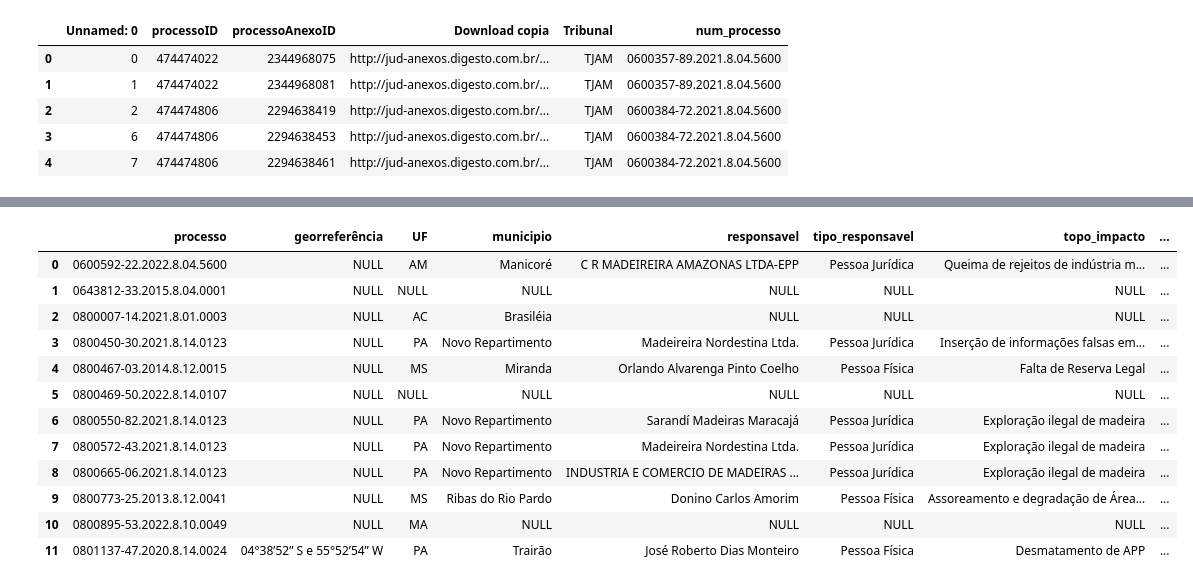
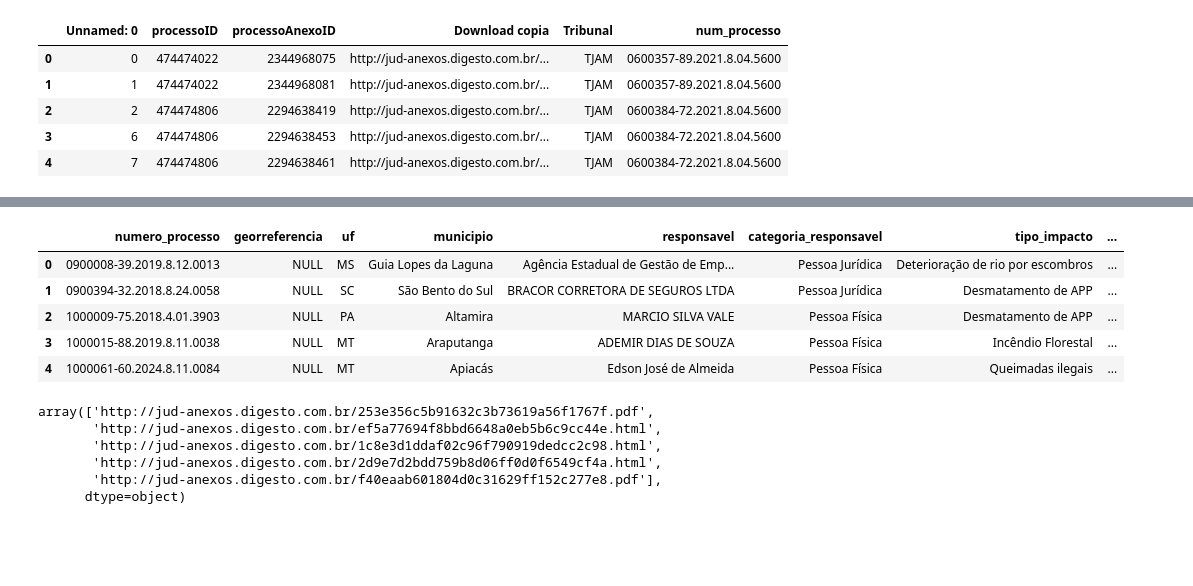
Before and after one commit to pedronery07/Projeto_InsperData_AECOM, a Jupyter notebook: testes_gemini/filtrado.ipynb, the cells around one changed output, grey strips where cells are left out. Drawn from its saved outputs; the diff is of its cells as text; code cells hidden in the pictures; blank space fills up the shorter version.

```diff
--- a/testes_gemini/filtrado.ipynb
+++ b/testes_gemini/filtrado.ipynb
@@ -168,7 +162,7 @@ def analise(texto_extraido):
             # 'temperature': 1.0
         }
     )
-    time.sleep(3)
+    time.sleep(2)
     return resposta
 # %%
 processos_filtrados_com_num = pd.read_excel("../docs/processos_filtrados_com_num.xlsx")
@@ -207,5 +185,5 @@ nery
 # %%
-for processo in nery[0:1]:
+for processo in nery[0:5]:
     linhas_correspondentes = processos_filtrados_com_num.loc[processos_filtrados_com_num['num_processo'] == processo]
     texto = ''
 
@@ -230,11 +208,7 @@ for processo in nery[0:1]:
             texto += soup.get_text()
 
         resposta_prompt = analise(texto)
-        print(resposta_prompt.text)
-        # resposta_prompt = dict(resposta_prompt.text)
-        # resposta_prompt["numero_processo"] = processo
-        # resposta_prompt["processoAnexoID"] = processoAnexoID
-        # resposta_prompt["link_referencia"] = link
-        # respostas[processo] = resposta_prompt
-        # pprint.pprint(f"Processo: {processo} - Resposta: {respostas}")
-        break
+        resposta_prompt = json.loads(resposta_prompt.text)
+        resposta_prompt["processoAnexoID"] = processoAnexoID
+        resposta_prompt["link_referencia"] = link
+        respostas[processo] = resposta_prompt
@@ -279,40 +215,20 @@ respostas
 # %%
-respostas_teste1 = pd.DataFrame.from_dict(respostas, orient='index')
+df = pd.DataFrame.from_dict(respostas, orient='index').reset_index().rename(columns={'index': 'numero_processo'})
 
-respostas_teste1.columns = [
-    "processo",
-    "georreferência",
-    "UF",
-    "municipio",
-    "responsavel",
-    "tipo_responsavel",
-    "topo_impacto",
-    "descricao_impacto",
-    "data",
-    "area",
-    "unidade",
-    'compensacao_nao_monetaria',
-    "categoria_compensacao",
-    "tipo_multa",
-    "valor_multa",
-    "valor_multa_diaria",
-    "id_documento",
-    "url_documento"
-]
-
-respostas_teste1 = respostas_teste1.reset_index(drop=True)
-respostas_teste1
+df
 # %% [output]
-|  | processo | georreferência | UF | municipio | responsavel | tipo_responsavel | topo_impacto | ... |
-| 0 | 0600592-22.2022.8.04.5600 | NULL | AM | Manicoré | C R MADEIREIRA AMAZONAS LTDA-EPP | Pessoa Jurídica | Queima de rejeitos de indústria m... | ... |
-| 1 | 0643812-33.2015.8.04.0001 | NULL | NULL | NULL | NULL | NULL | NULL | ... |
-| 2 | 0800007-14.2021.8.01.0003 | NULL | AC | Brasiléia | NULL | NULL | NULL | ... |
-| 3 | 0800450-30.2021.8.14.0123 | NULL | PA | Novo Repartimento | Madeireira Nordestina Ltda. | Pessoa Jurídica | Inserção de informações falsas em... | ... |
-| 4 | 0800467-03.2014.8.12.0015 | NULL | MS | Miranda | Orlando Alvarenga Pinto Coelho | Pessoa Física | Falta de Reserva Legal | ... |
-| 5 | 0800469-50.2022.8.14.0107 | NULL | NULL | NULL | NULL | NULL | NULL | ... |
-| 6 | 0800550-82.2021.8.14.0123 | NULL | PA | Novo Repartimento | Sarandí Madeiras Maracajá | Pessoa Jurídica | Exploração ilegal de madeira | ... |
-| 7 | 0800572-43.2021.8.14.0123 | NULL | PA | Novo Repartimento | Madeireira Nordestina Ltda. | Pessoa Jurídica | Exploração ilegal de madeira | ... |
-| 8 | 0800665-06.2021.8.14.0123 | NULL | PA | Novo Repartimento | INDUSTRIA E COMERCIO DE MADEIRAS ... | Pessoa Jurídica | Exploração ilegal de madeira | ... |
-| 9 | 0800773-25.2013.8.12.0041 | NULL | MS | Ribas do Rio Pardo | Donino Carlos Amorim | Pessoa Física | Assoreamento e degradação de Área... | ... |
-| 10 | 0800895-53.2022.8.10.0049 | NULL | MA | NULL | NULL | NULL | NULL | ... |
-| 11 | 0801137-47.2020.8.14.0024 | 04°38’52” S e 55°52’54” W | PA | Trairão | José Roberto Dias Monteiro | Pessoa Física | Desmatamento de APP | ... |
+|  | numero_processo | georreferencia | uf | municipio | responsavel | categoria_responsavel | tipo_impacto | ... |
+| 0 | 0900008-39.2019.8.12.0013 | NULL | MS | Guia Lopes da Laguna | Agência Estadual de Gestão de Emp... | Pessoa Jurídica | Deterioração de rio por escombros | ... |
+| 1 | 0900394-32.2018.8.24.0058 | NULL | SC | São Bento do Sul | BRACOR CORRETORA DE SEGUROS LTDA | Pessoa Jurídica | Desmatamento de APP | ... |
+| 2 | 1000009-75.2018.4.01.3903 | NULL | PA | Altamira | MARCIO SILVA VALE | Pessoa Física | Desmatamento de APP | ... |
+| 3 | 1000015-88.2019.8.11.0038 | NULL | MT | Araputanga | ADEMIR DIAS DE SOUZA | Pessoa Física | Incêndio Florestal | ... |
+| 4 | 1000061-60.2024.8.11.0084 | NULL | MT | Apiacás | Edson José de Almeida | Pessoa Física | Queimadas ilegais | ... |
+# %%
+df['link_referencia'].unique()
+# %% [output]
+array(['http://jud-anexos.digesto.com.br/253e356c5b91632c3b73619a56f1767f.pdf',
+       'http://jud-anexos.digesto.com.br/ef5a77694f8bbd6648a0eb5b6c9cc44e.html',
+       'http://jud-anexos.digesto.com.br/1c8e3d1ddaf02c96f790919dedcc2c98.html',
+       'http://jud-anexos.digesto.com.br/2d9e7d2bdd759b8d06ff0d0f6549cf4a.html',
+       'http://jud-anexos.digesto.com.br/f40eaab601804d0c31629ff152c277e8.pdf'],
+      dtype=object)
```
Also changed, not shown: parts of 7 cells of this notebook.
